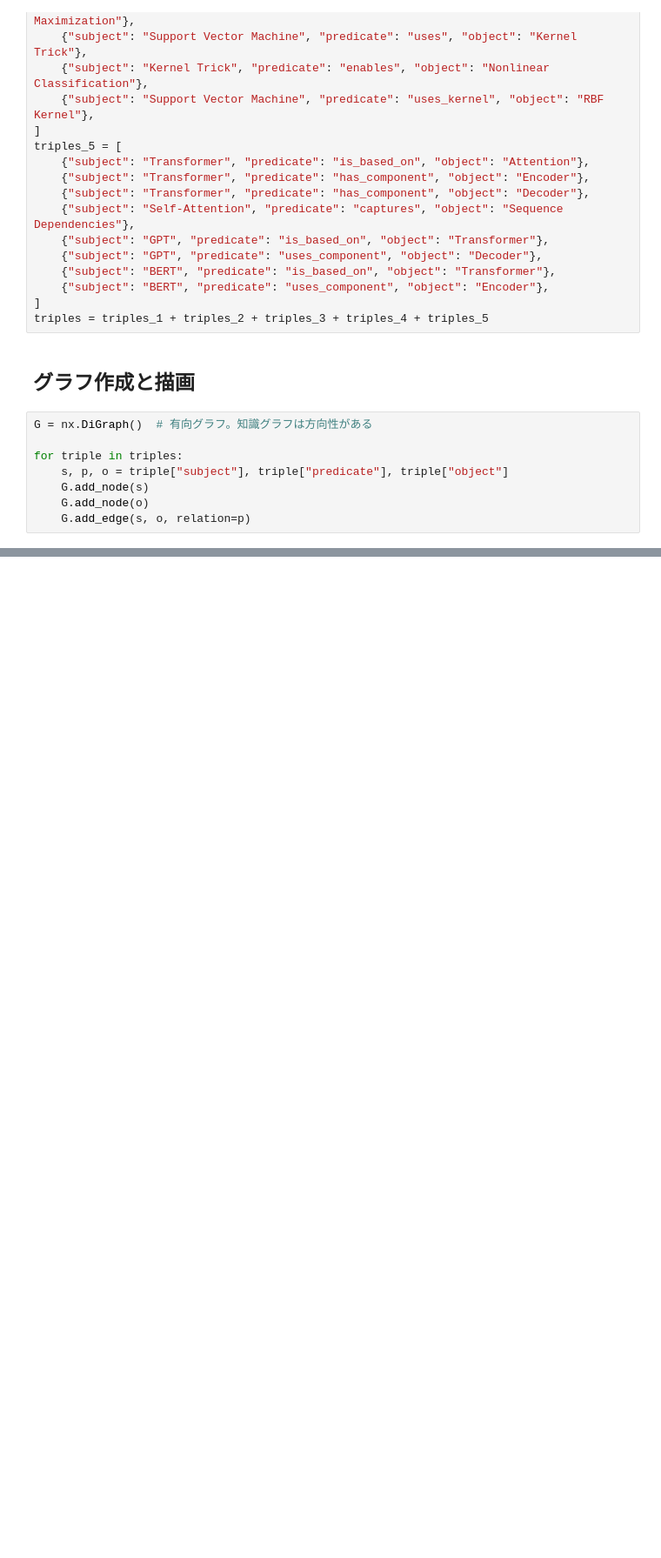
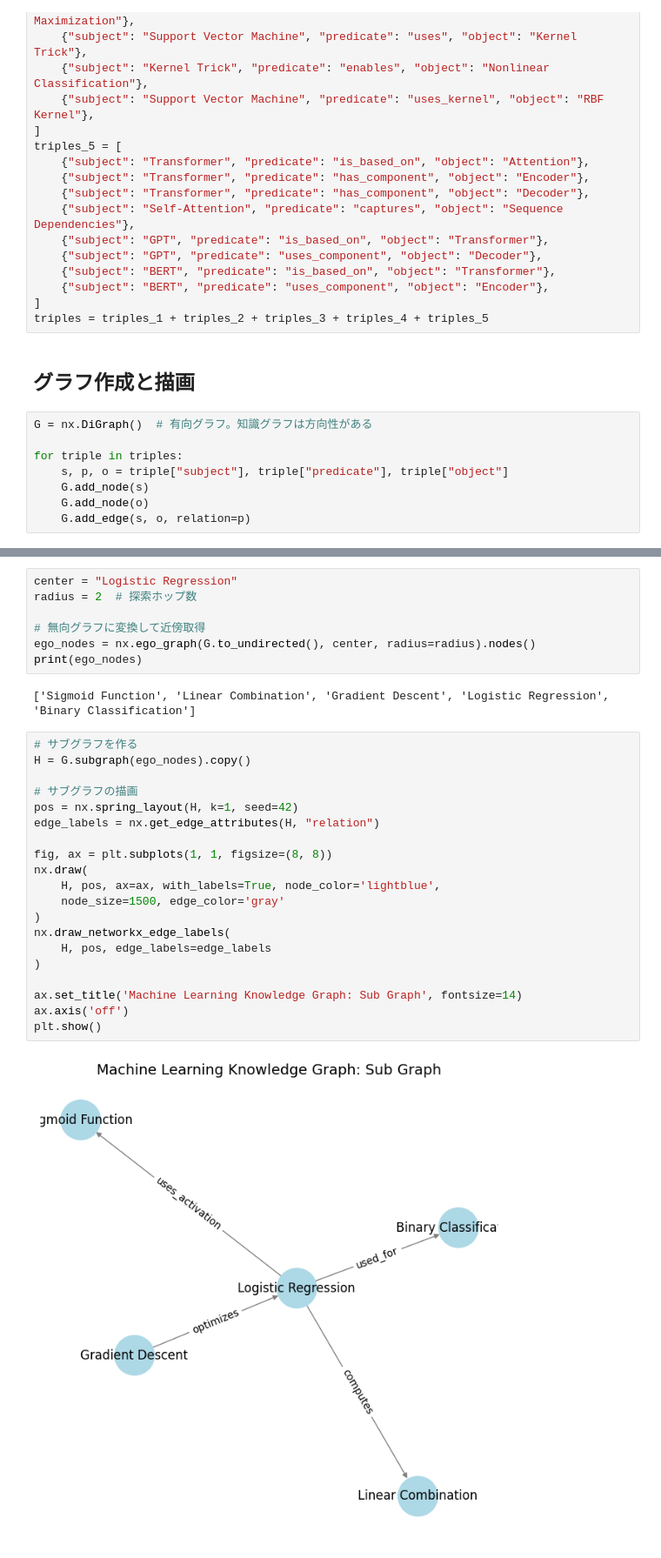
Before and after one commit to tok41/try-graph-rag, a Jupyter notebook: notebooks/phase_2_knowledge_graph_handwrite.ipynb, the cells around one changed output, grey strips where cells are left out. Shown: that part at 87% size. Saved outputs shown, nothing was run; the diff lists cells and outputs as text; blank space fills up the shorter version.

```diff
--- a/notebooks/phase_2_knowledge_graph_handwrite.ipynb
+++ b/notebooks/phase_2_knowledge_graph_handwrite.ipynb
@@ -86,0 +169,31 @@ plt.show()
+# %%
+center = "Logistic Regression"
+radius = 2  # 探索ホップ数
+
+# 無向グラフに変換して近傍取得
+ego_nodes = nx.ego_graph(G.to_undirected(), center, radius=radius).nodes()
+print(ego_nodes)
+# %% [output]
+['Sigmoid Function', 'Linear Combination', 'Gradient Descent', 'Logistic Regression', 'Binary Classification']
+# %%
+# サブグラフを作る
+H = G.subgraph(ego_nodes).copy()
+
+# サブグラフの描画
+pos = nx.spring_layout(H, k=1, seed=42)
+edge_labels = nx.get_edge_attributes(H, "relation")
+
+fig, ax = plt.subplots(1, 1, figsize=(8, 8))
+nx.draw(
+    H, pos, ax=ax, with_labels=True, node_color='lightblue',
+    node_size=1500, edge_color='gray'
+)
+nx.draw_networkx_edge_labels(
+    H, pos, edge_labels=edge_labels
+)
+
+ax.set_title('Machine Learning Knowledge Graph: Sub Graph', fontsize=14)
+ax.axis('off')
+plt.show()
+# %% [output]
+[figure, added]
```
Also changed, not shown: parts of 18 cells of this notebook.
